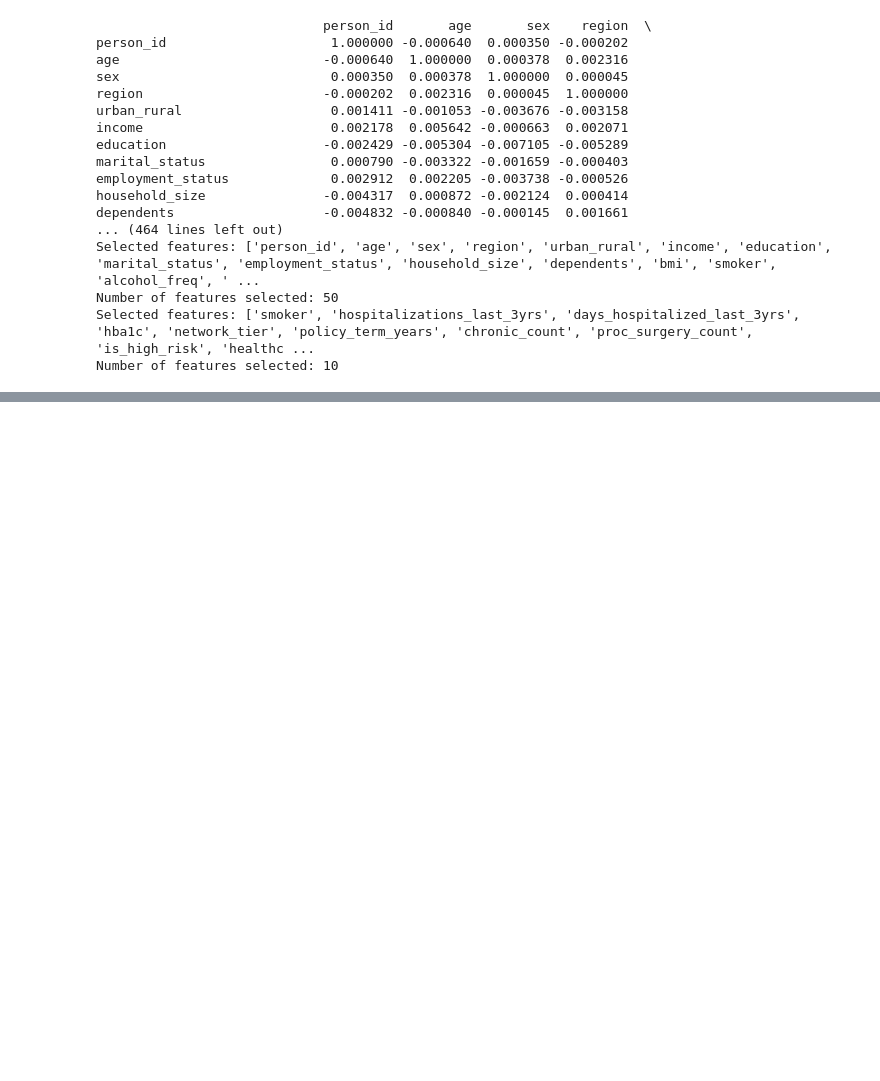
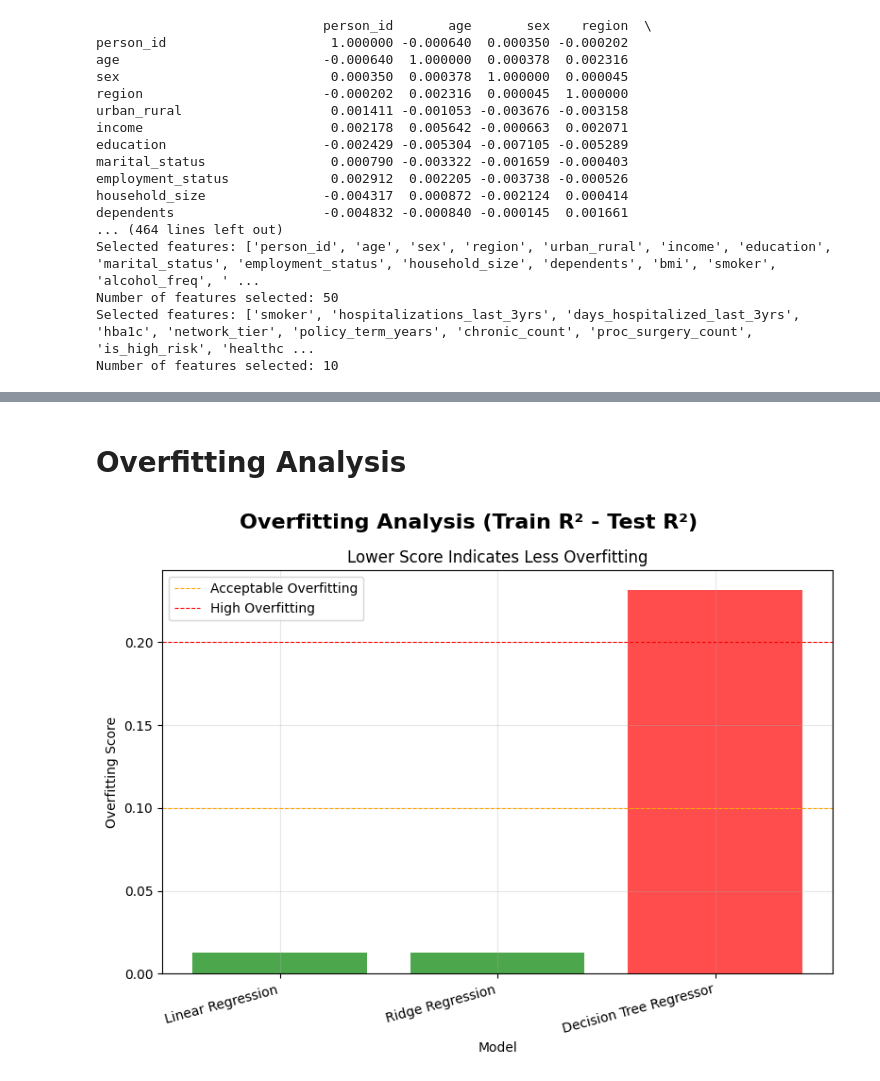
Before and after one commit to qlfzn/insurance-cost-prediction, a Jupyter notebook: eda.ipynb, the cells around one changed output, grey strips where cells are left out. Saved outputs shown, nothing was run; the diff lists cells and outputs as text; code cells hidden in the pictures; blank space fills up the shorter version.

```diff
--- a/eda.ipynb
+++ b/eda.ipynb
@@ -325,0 +540,24 @@ Number of features selected: 10
+# %% [markdown]
+# Overfitting Analysis
+# %%
+fig, ax = plt.subplots(figsize=(8, 6))
+fig.suptitle('Overfitting Analysis (Train R² - Test R²)', fontsize=16, fontweight='bold')
+
+x_pos = np.arange(len(perf_df))
+colors = ['green' if x < 0.1 else 'orange' if x < 0.2 else 'red' for x in perf_df['Overfitting']]
+ax.bar(x_pos, perf_df['Overfitting'], color=colors, alpha=0.7)
+ax.set_xlabel('Model')
+ax.set_ylabel('Overfitting Score')
+ax.set_title('Lower Score Indicates Less Overfitting')
+ax.set_xticks(x_pos)
+ax.set_xticklabels(perf_df['Model'], rotation=15, ha='right')
+ax.axhline(y=0.1, color='orange', linestyle='--', linewidth=0.8, label='Acceptable Overfitting')
+ax.axhline(y=0.2, color='red', linestyle='--', linewidth=0.8, label='High Overfitting')
+ax.legend()
+ax.grid(True, alpha=0.3)
+
+plt.tight_layout()
+plt.savefig('model_overfitting_analysis.png', dpi=300, bbox_inches='tight')
+plt.show()
+# %% [output]
+[figure, added]
```
Also changed, not shown: parts of 16 cells of this notebook.
